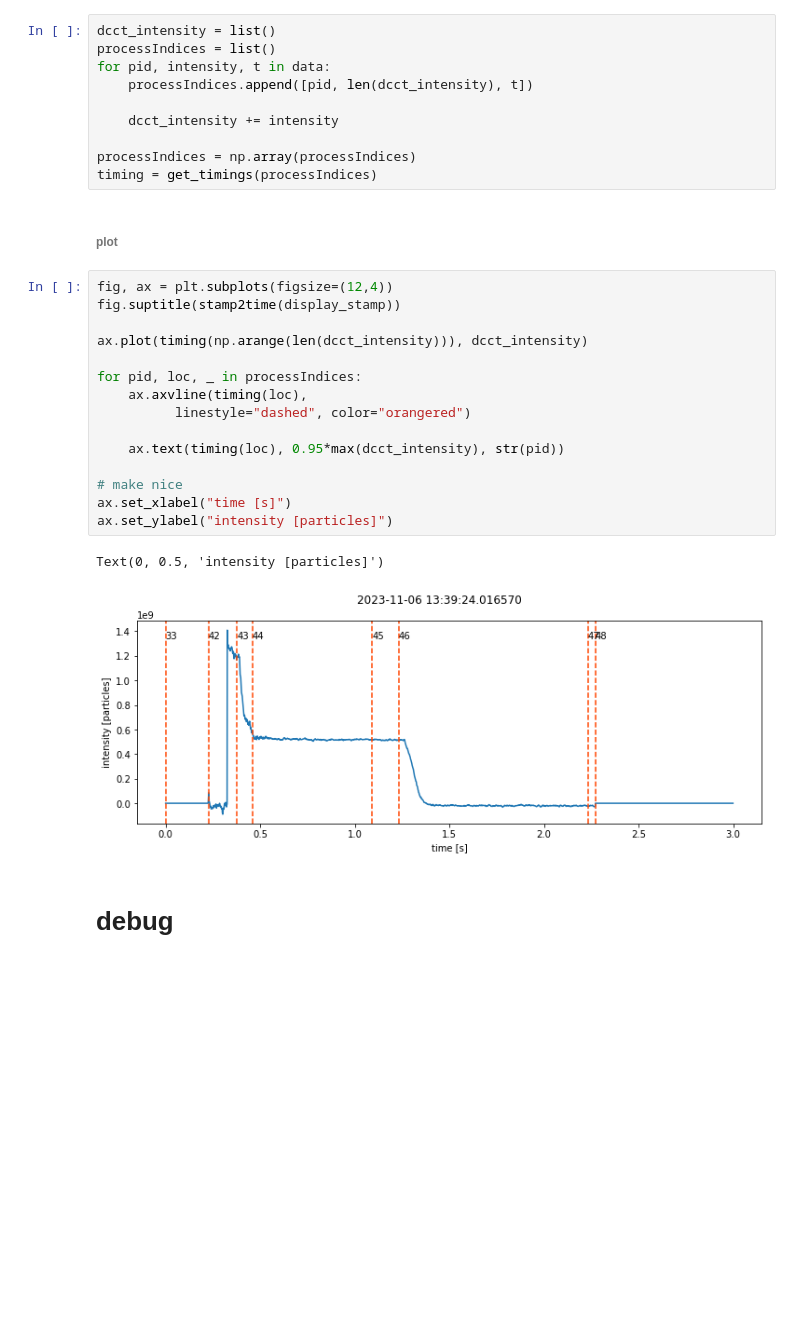
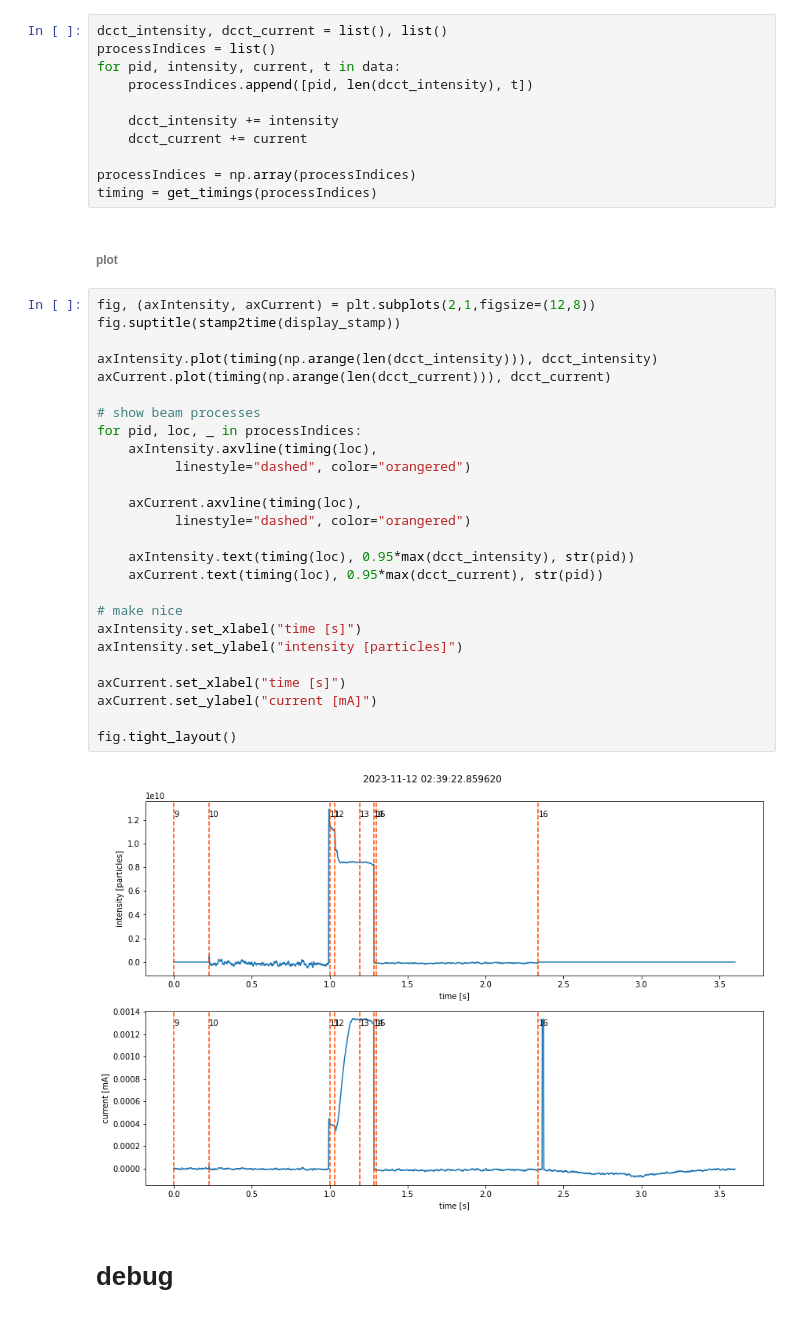
Before and after one commit to cc97nitu/FESA_SQL, a Jupyter notebook: DISPLAY/Display_DCCT.ipynb, the cells around one changed output. Drawn from its saved outputs; the diff is of its cells as text; blank space fills up the shorter version.

```diff
--- a/DISPLAY/Display_DCCT.ipynb
+++ b/DISPLAY/Display_DCCT.ipynb
@@ -71,33 +73,44 @@ crsr.execute("SELECT processIndex, intensity, processStartStamp FROM bpm_fesa_du
 data = crsr.fetchall()
 # %%
-dcct_intensity = list()
+dcct_intensity, dcct_current = list(), list()
 processIndices = list()
-for pid, intensity, t in data:
+for pid, intensity, current, t in data:
     processIndices.append([pid, len(dcct_intensity), t])
 
     dcct_intensity += intensity
+    dcct_current += current
 
 processIndices = np.array(processIndices)
 timing = get_timings(processIndices)
 # %% [markdown]
 ###### plot
-# %%
-fig, ax = plt.subplots(figsize=(12,4))
-fig.suptitle(stamp2time(display_stamp))
-
-ax.plot(timing(np.arange(len(dcct_intensity))), dcct_intensity)
-
-for pid, loc, _ in processIndices:
-    ax.axvline(timing(loc),
-          linestyle="dashed", color="orangered")
-
-    ax.text(timing(loc), 0.95*max(dcct_intensity), str(pid))
-
-# make nice
-ax.set_xlabel("time [s]")
-ax.set_ylabel("intensity [particles]")
-# %% [output]
-Text(0, 0.5, 'intensity [particles]')
-[figure, removed]
+# %%
+fig, (axIntensity, axCurrent) = plt.subplots(2,1,figsize=(12,8))
+fig.suptitle(stamp2time(display_stamp))
+
+axIntensity.plot(timing(np.arange(len(dcct_intensity))), dcct_intensity)
+axCurrent.plot(timing(np.arange(len(dcct_current))), dcct_current)
+
+# show beam processes
+for pid, loc, _ in processIndices:
+    axIntensity.axvline(timing(loc),
+          linestyle="dashed", color="orangered")
+
+    axCurrent.axvline(timing(loc),
+          linestyle="dashed", color="orangered")
+
+    axIntensity.text(timing(loc), 0.95*max(dcct_intensity), str(pid))
+    axCurrent.text(timing(loc), 0.95*max(dcct_current), str(pid))
+
+# make nice
+axIntensity.set_xlabel("time [s]")
+axIntensity.set_ylabel("intensity [particles]")
+
+axCurrent.set_xlabel("time [s]")
+axCurrent.set_ylabel("current [mA]")
+
+fig.tight_layout()
+# %% [output]
+[figure, added]
 # %% [markdown]
 # debug
```
Also changed, not shown: parts of 4 cells of this notebook, 3 other files.
